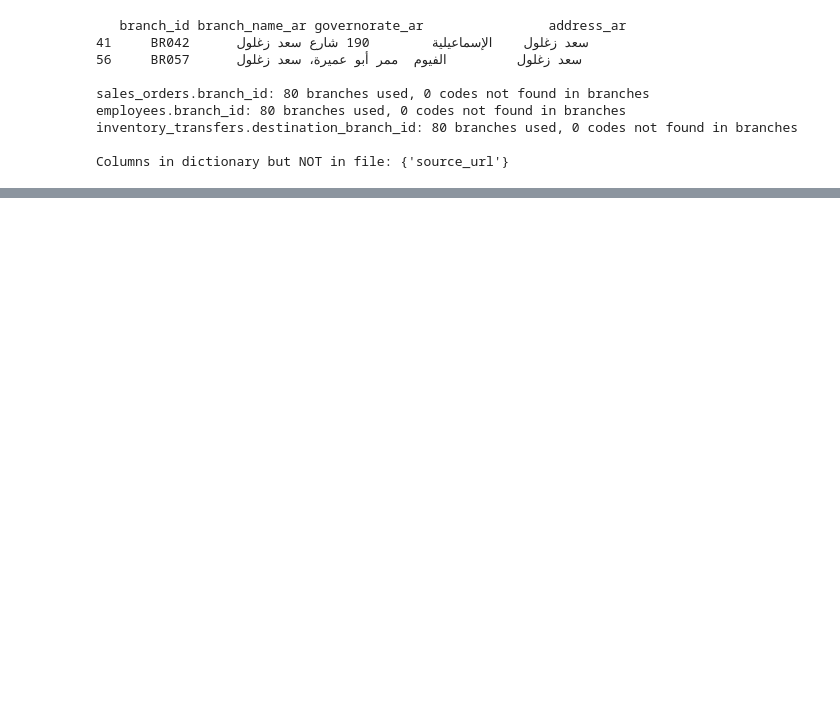
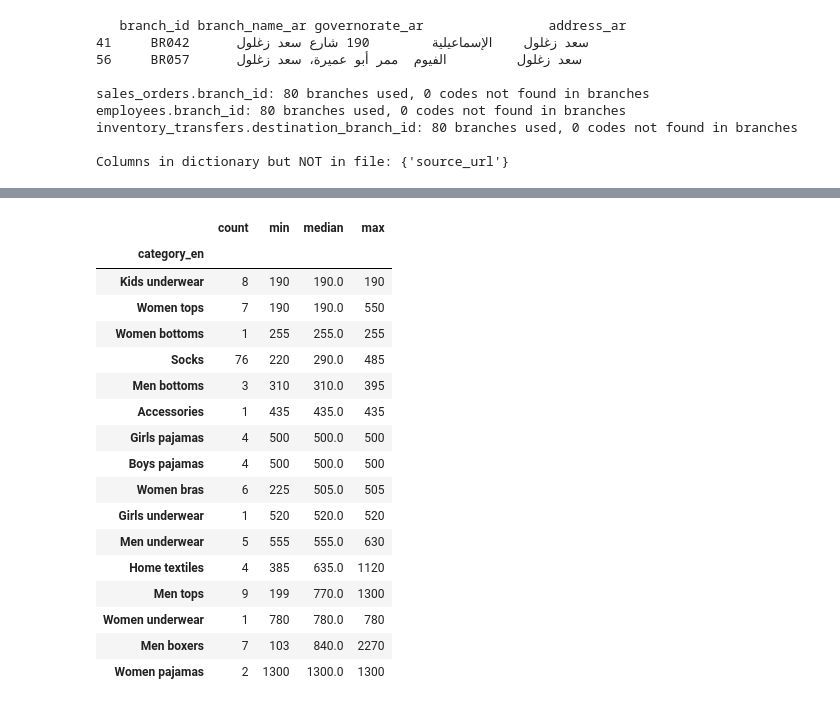
Before and after one commit to ibrahemshahd385-prog/HVIA-TASK3, a Jupyter notebook: notebooks/01_data_understanding.ipynb, the cells around one changed output, grey strips where cells are left out. Drawn from its saved outputs; the diff is of its cells as text; code cells hidden in the pictures; blank space fills up the shorter version.

```diff
--- a/notebooks/01_data_understanding.ipynb
+++ b/notebooks/01_data_understanding.ipynb
@@ -130,0 +408,22 @@ Columns in dictionary but NOT in file: {'source_url'}
+# %%
+# price per category (price is for the whole pack, 2026 website price)
+p.groupby("category_en").listed_price_EGP.agg(["count", "min", "median", "max"]).sort_values("median")
+# %% [output]
+|  | count | min | median | max |
+| category_en |  |  |  |  |
+| Kids underwear | 8 | 190 | 190.0 | 190 |
+| Women tops | 7 | 190 | 190.0 | 550 |
+| Women bottoms | 1 | 255 | 255.0 | 255 |
+| Socks | 76 | 220 | 290.0 | 485 |
+| Men bottoms | 3 | 310 | 310.0 | 395 |
+| Accessories | 1 | 435 | 435.0 | 435 |
+| Girls pajamas | 4 | 500 | 500.0 | 500 |
+| Boys pajamas | 4 | 500 | 500.0 | 500 |
+| Women bras | 6 | 225 | 505.0 | 505 |
+| Girls underwear | 1 | 520 | 520.0 | 520 |
+| Men underwear | 5 | 555 | 555.0 | 630 |
+| Home textiles | 4 | 385 | 635.0 | 1120 |
+| Men tops | 9 | 199 | 770.0 | 1300 |
+| Women underwear | 1 | 780 | 780.0 | 780 |
+| Men boxers | 7 | 103 | 840.0 | 2270 |
+| Women pajamas | 2 | 1300 | 1300.0 | 1300 |
```
Also changed, not shown: parts of 29 cells of this notebook.
